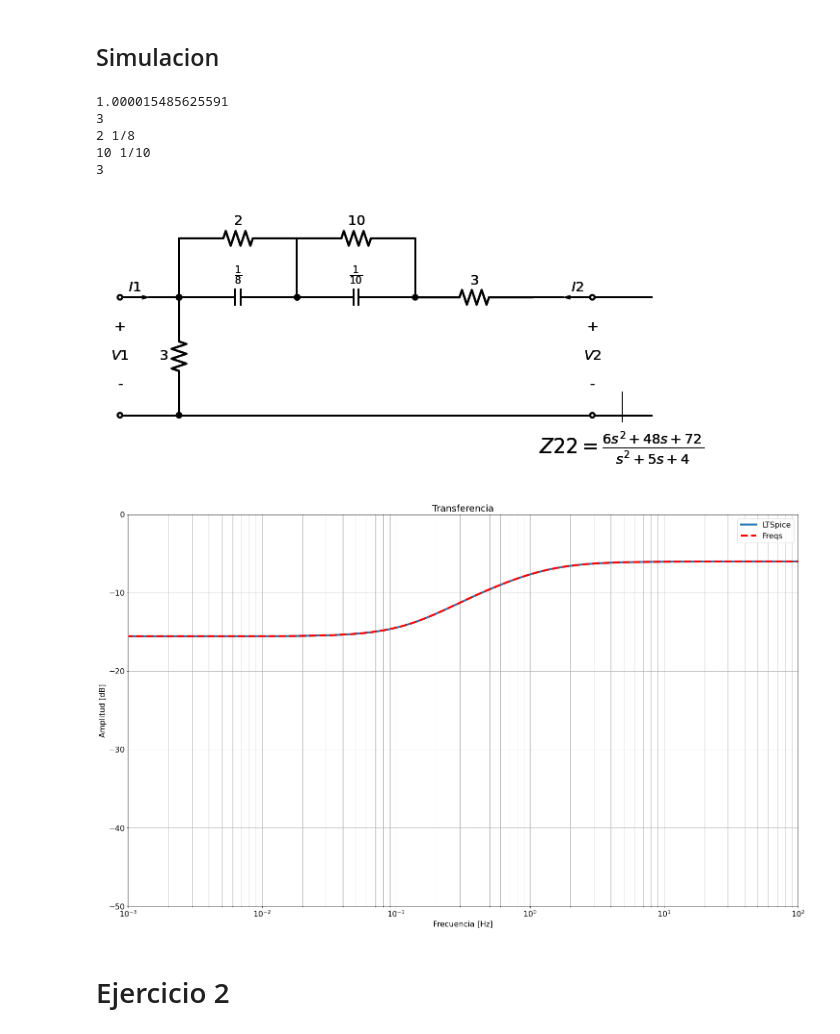
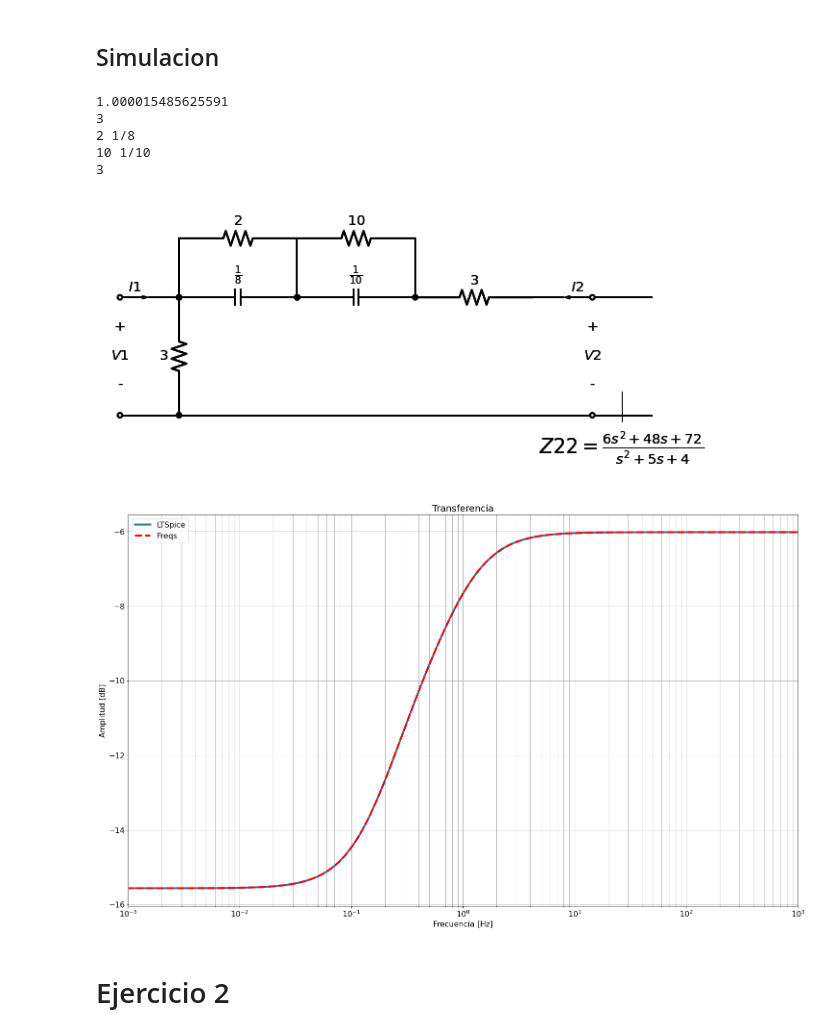
Before and after one commit to mpmarfisi/TC2, a Jupyter notebook: Tarea Semanal 13/TS13_Marfisi.ipynb, the cells around one changed output. Drawn from its saved outputs; the diff is of its cells as text; code cells hidden in the pictures.

```diff
--- a/Tarea Semanal 13/TS13_Marfisi.ipynb
+++ b/Tarea Semanal 13/TS13_Marfisi.ipynb
@@ -64,8 +64,8 @@ ax.grid(visible='true', which='both', axis='both')
 ax.legend(['LTSpice'])
 ax.set_ylabel('Amplitud [dB]')
 ax.set_xlabel('Frecuencia [Hz]')
-ax.set_xlim([0.001, 100])
-ax.set_ylim([-50, 0])
+ax.set_xlim([0.001, 1000])
+#ax.set_ylim([-50, 0])
 
 ax.set_title('Transferencia')
 ax.semilogx(freq, 20 * np.log10(abs(T)), linewidth=4, label='LTSpice Y')
@@ -117,34 +117,34 @@ print(R4)
 
 d = Drawing(unit=4)  # unit=2 makes elements have shorter than normal leads
 
 d = tc2.dibujar_puerto_entrada(d,
                         voltage_lbl = ('+', '$V1$', '-'),
                         current_lbl = '$I1$')
 
 d = tc2.dibujar_elemento_derivacion(d, Resistor, R4)
 d = tc2.dibujar_tanque_RC_serie(d, R2, C1)
 d = tc2.dibujar_tanque_RC_serie(d, R3, C2)
 d = tc2.dibujar_elemento_serie(d, Resistor, R1)
 
 d = tc2.dibujar_puerto_salida(d,
                         voltage_lbl = ('+', '$V2$', '-'),
                         current_lbl = '$I2$')
 
 d, zz_lbl = tc2.dibujar_funcion_exc_abajo(d,
                                           'Z22',
                                           Z22_s,
                                           hacia_salida = False,
                                           k_gap_width = 0.5)
 
 display(d)
 # %% [output]
 1.000015485625591
 3
 2 1/8
 10 1/10
 3
 [figure]
-[figure, old version]
+[figure, new version]
 # %% [markdown]
 # Ejercicio 2
 # %% [markdown]
```
